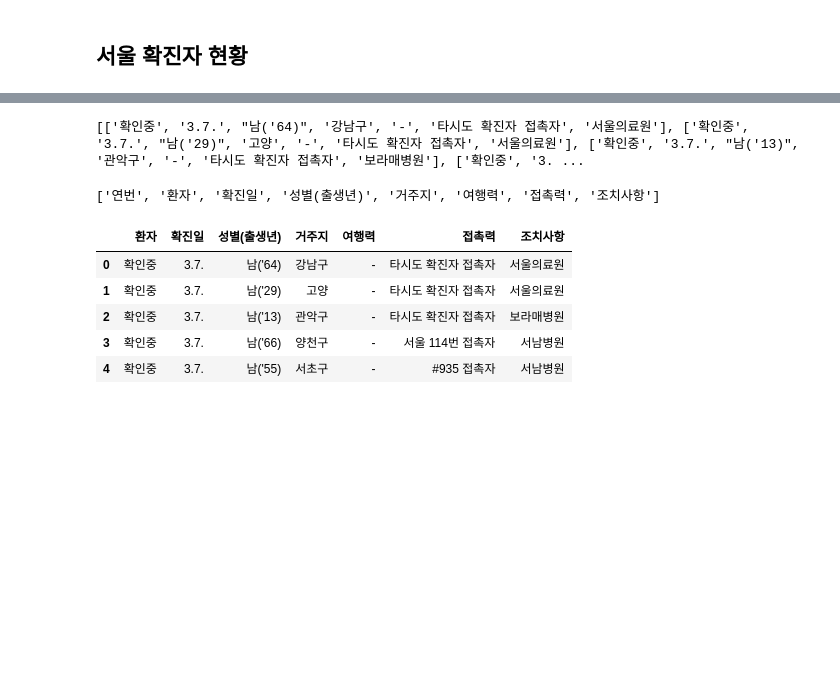
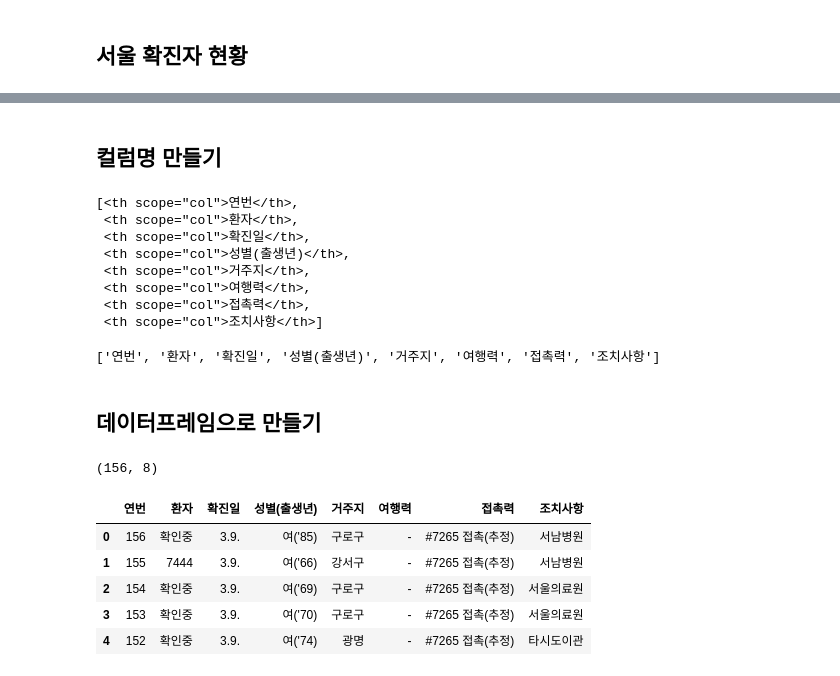
Before and after one commit to corazzon/COVID-19-eda, a Jupyter notebook: 05-seoul-covid-19-status-scrap-output.ipynb, the cells around one changed output, grey strips where cells are left out. Saved outputs shown, nothing was run; the diff lists cells and outputs as text; code cells hidden in the pictures; blank space fills up the shorter version.

```diff
--- a/05-seoul-covid-19-status-scrap-output.ipynb
+++ b/05-seoul-covid-19-status-scrap-output.ipynb
@@ -31,0 +49,18 @@ str(soup)[:1000]
+# %%
+def parse_tr(trs):
+    table = []
+    for tr in trs:
+        tds = tr.select("td")
+        if len(tds) > 0 :
+            row = []
+            # 연번
+            number = tr.select("th")[0].get_text()
+            row.append(number)
+            # 연번 외 데이터
+            for td in tds:
+                val = td.get_text()
+                row.append(val)
+            table.append(row)
+    return table
+
+parse_tr(trs_ex[:3])
@@ -32,6 +72,11 @@ str(soup)[:1000]
 # %%
 #move-cont1 > div:nth-child(2) > table
 #move-cont1 > div:nth-child(2) > table.tstyle05.tstyleP > thead > tr > th:nth-child(1)
+#cont-page2
+table_result = []
+for page in cont_page:
+    trs = page.select("tr")
+    result = parse_tr(trs)
+    table_result.extend(result)
 
-table = soup.select("#move-cont1 > div > table.tstyle05.tstyleP")
-# table
+table_result
@@ -41,30 +101,36 @@ trs =  table[0].select("tr")
-# %%
-table = []
-for tr in trs:
-    tds = tr.select("td")
-    if len(tds) > 0 :
-        row = []
-        for td in tds:
-            val = td.get_text()
-            row.append(val)
-        table.append(row)
-print(table[:5])
-# %% [output]
-[['확인중', '3.7.', "남('64)", '강남구', '-', '타시도 확진자 접촉자', '서울의료원'], ['확인중', '3.7.', "남('29)", '고양', '-', '타시도 확진자 접촉자', '서울의료원'], ['확인중', '3.7.', "남('13)", '관악구', '-', '타시도 확진자 접촉자', '보라매병원'], ['확인중', '3. ...
+# %% [markdown]
+## 컬럼명 만들기
 # %%
 # 컬럼명 만들기
-cols = trs[0].get_text()
-cols = cols.split("\n")[1:-1]
+cols = trs_ex[0].select("th")
 cols
 # %% [output]
-['연번', '환자', '확진일', '성별(출생년)', '거주지', '여행력', '접촉력', '조치사항']
+[<th scope="col">연번</th>,
+ <th scope="col">환자</th>,
+ <th scope="col">확진일</th>,
+ <th scope="col">성별(출생년)</th>,
+ <th scope="col">거주지</th>,
+ <th scope="col">여행력</th>,
+ <th scope="col">접촉력</th>,
+ <th scope="col">조치사항</th>]
+# %%
+col_name = []
+for col in cols:
+    col_name.append(col.get_text())
+col_name
+# %% [output]
+['연번', '환자', '확진일', '성별(출생년)', '거주지', '여행력', '접촉력', '조치사항']
+# %% [markdown]
+## 데이터프레임으로 만들기
 # %%
-df = pd.DataFrame(table, columns=cols[1:])
+df = pd.DataFrame(table_result, columns=col_name)
+print(df.shape)
 df.head()
 # %% [output]
+(156, 8)
-|  | 환자 | 확진일 | 성별(출생년) | 거주지 | 여행력 | 접촉력 | 조치사항 |
-| 0 | 확인중 | 3.7. | 남('64) | 강남구 | - | 타시도 확진자 접촉자 | 서울의료원 |
-| 1 | 확인중 | 3.7. | 남('29) | 고양 | - | 타시도 확진자 접촉자 | 서울의료원 |
-| 2 | 확인중 | 3.7. | 남('13) | 관악구 | - | 타시도 확진자 접촉자 | 보라매병원 |
-| 3 | 확인중 | 3.7. | 남('66) | 양천구 | - | 서울 114번 접촉자 | 서남병원 |
-| 4 | 확인중 | 3.7. | 남('55) | 서초구 | - | #935 접촉자 | 서남병원 |
+|  | 연번 | 환자 | 확진일 | 성별(출생년) | 거주지 | 여행력 | 접촉력 | 조치사항 |
+| 0 | 156 | 확인중 | 3.9. | 여('85) | 구로구 | - | #7265 접촉(추정) | 서남병원 |
+| 1 | 155 | 7444 | 3.9. | 여('66) | 강서구 | - | #7265 접촉(추정) | 서남병원 |
+| 2 | 154 | 확인중 | 3.9. | 여('69) | 구로구 | - | #7265 접촉(추정) | 서울의료원 |
+| 3 | 153 | 확인중 | 3.9. | 여('70) | 구로구 | - | #7265 접촉(추정) | 서울의료원 |
+| 4 | 152 | 확인중 | 3.9. | 여('74) | 광명 | - | #7265 접촉(추정) | 타시도이관 |
```
Also changed, not shown: parts of 13 cells of this notebook.
